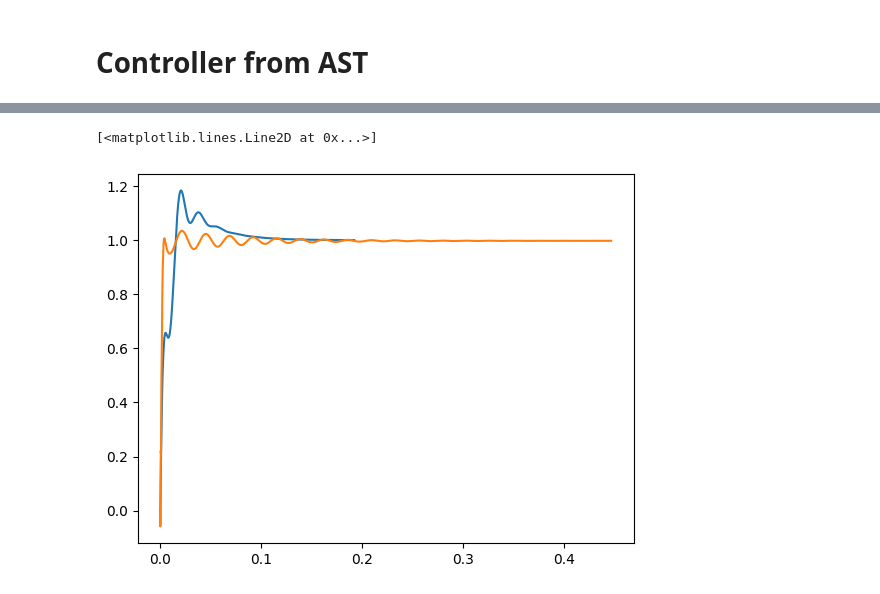
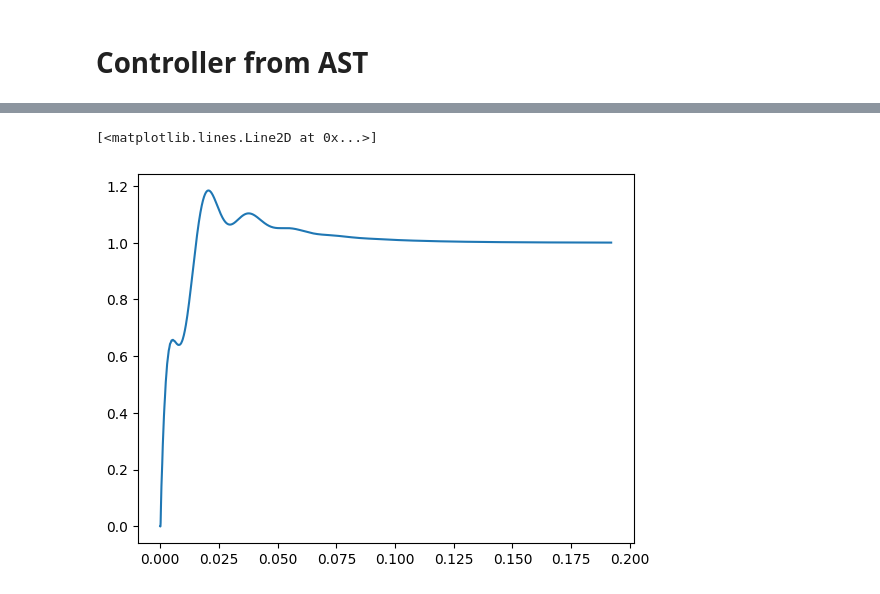
Before and after one commit to eliasrhoden/Sinumerik-Ctrl, a Jupyter notebook: tf_identification.ipynb, the cells around one changed output, grey strips where cells are left out. Drawn from its saved outputs; the diff is of its cells as text; code cells hidden in the pictures.

```diff
--- a/tf_identification.ipynb
+++ b/tf_identification.ipynb
@@ -278,17 +273,0 @@ ctrl.bode(C_ast)
-# %%
-Lh = C_hinf*Gf
-Lh = ctrl.minreal(Lh)
-
-ctrl.bode(Lh,display_margins=True,Hz=True)
-
-plt.figure()
-
-CLh = Lh/(1+Lh)
-CLh = ctrl.minreal(CLh)
-
-
-CL.name = r'AST'
-CLh.name = r'$H_\infty$'
-
-ctrl.bode(CL,Hz=True)
-ctrl.bode(CLh,Hz=True)
@@ -335,12 +274,6 @@ ctrl.bode(T_hinf,Hz=True)
-# %%
-
-
-t0,y0 = ctrl.step_response(CL)
-t1,y1 = ctrl.step_response(CLh)
-
-plt.figure()
-plt.plot(t0,y0)
-plt.plot(t1,y1)
-# %% [output]
-[<matplotlib.lines.Line2D at 0x...>]
-[figure, removed]
+# %%
+t,y = ctrl.step_response(CL)
+plt.plot(t,y)
+# %% [output]
+[<matplotlib.lines.Line2D at 0x...>]
+[figure, added]
```
Also changed, not shown: parts of 27 cells of this notebook, 3 other files.
